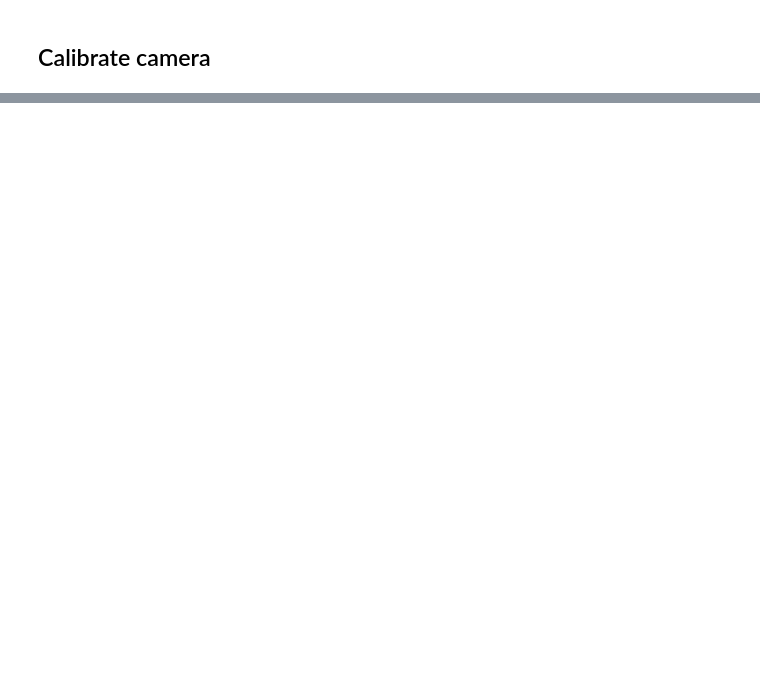
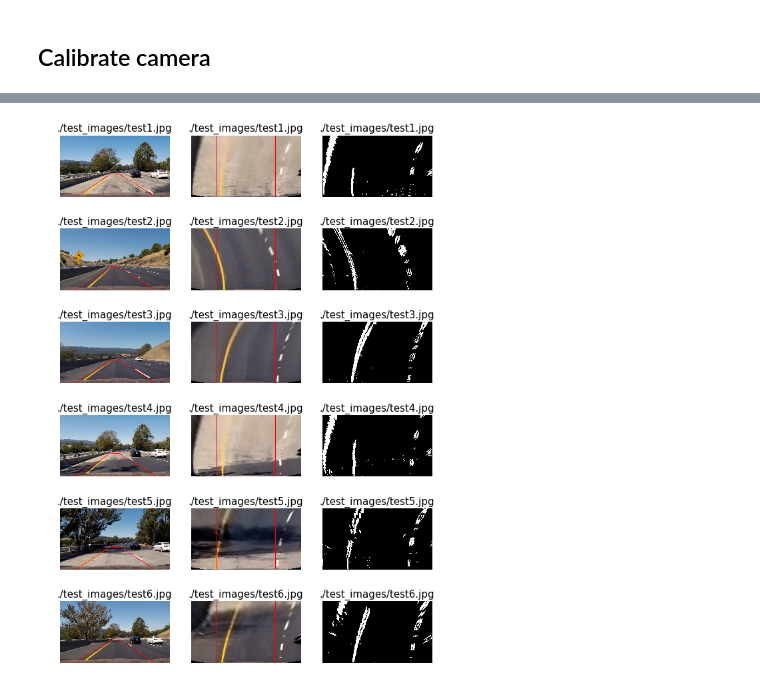
Before and after one commit to hafizur-rahman/CarND-Advanced-Lane-Lines, a Jupyter notebook: AdvancedLaneFindingPipeline.ipynb, the cells around one changed output, grey strips where cells are left out. Saved outputs shown, nothing was run; the diff lists cells and outputs as text; code cells hidden in the pictures; blank space fills up the shorter version.

```diff
--- a/AdvancedLaneFindingPipeline.ipynb
+++ b/AdvancedLaneFindingPipeline.ipynb
@@ -515,0 +92,35 @@ Wall time: 2min 19s
+# %%
+def demo_birds_eye_view(images, mtx, dist):
+    r, c = len(images), 3
+    f, axis = plt.subplots(r, c, figsize=(10,15))
+
+    axis = axis.ravel()
+
+    for i in range(0, len(images)):
+        title, img = images[i]
+        img = np.copy(img)
+
+        binary = pipeline(img)
+
+        warped, M, Minv, src, dst = birds_eye_view(img, mtx, dist)
+        binary_warped, M, Minv, src, dst = birds_eye_view(binary, mtx, dist)
+
+        draw_border(img, src)
+        draw_border(warped, dst)
+
+        axis[i*c].axis('off')
+        axis[i*c].imshow(img)
+        axis[i*c].set_title(title, fontsize=15)
+
+        axis[i*c+1].axis('off')
+        axis[i*c+1].imshow(warped, cmap='gray')
+        axis[i*c+1].set_title(title, fontsize=15)
+
+        axis[i*c+2].axis('off')
+        axis[i*c+2].imshow(binary_warped, cmap='gray')
+        axis[i*c+2].set_title(title, fontsize=15)
+    plt.show()
+
+demo_birds_eye_view(test_images, mtx, dist)
+# %% [output]
+[figure, added]
```
Also changed, not shown: parts of 41 cells of this notebook, 5 other files.
